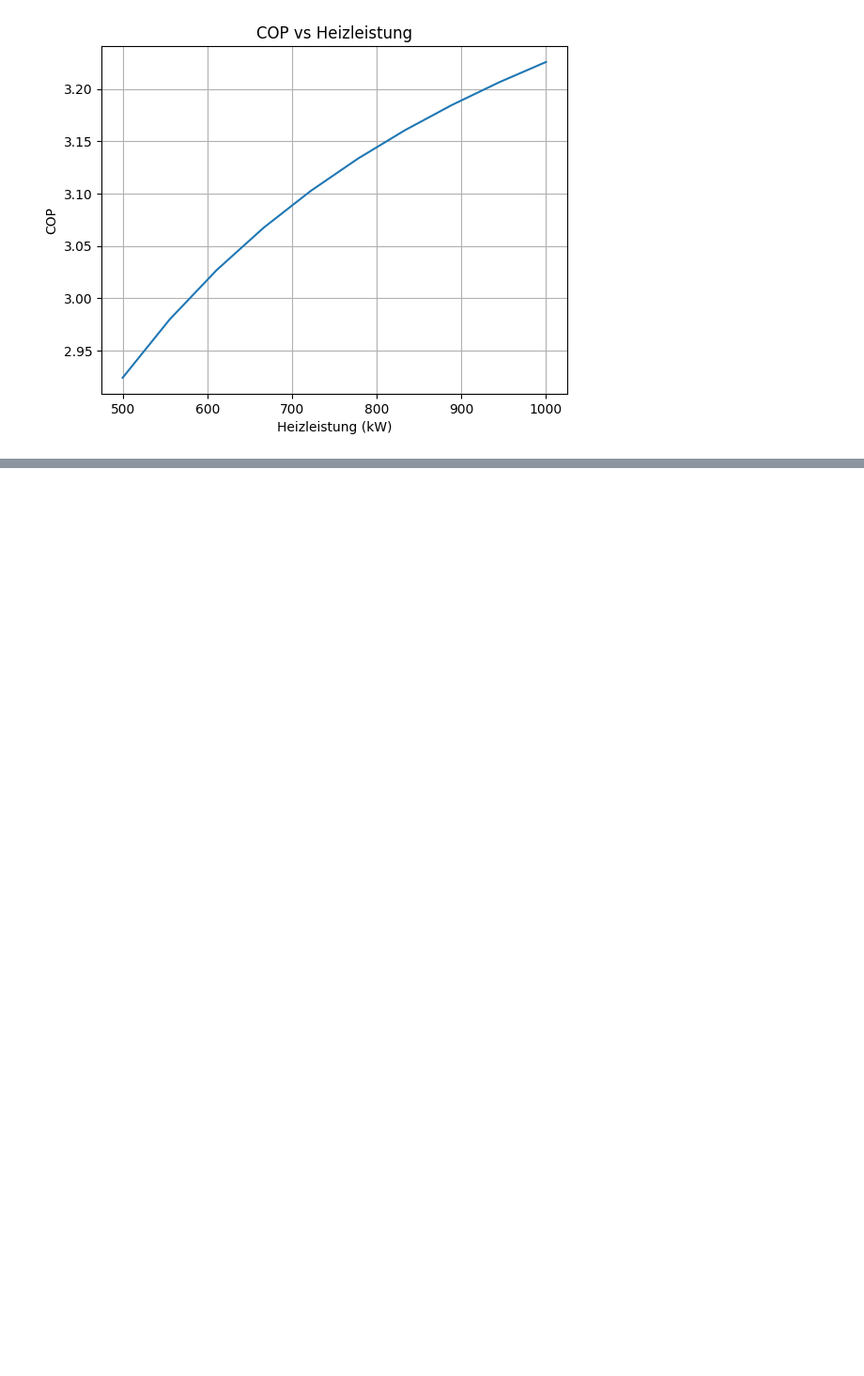
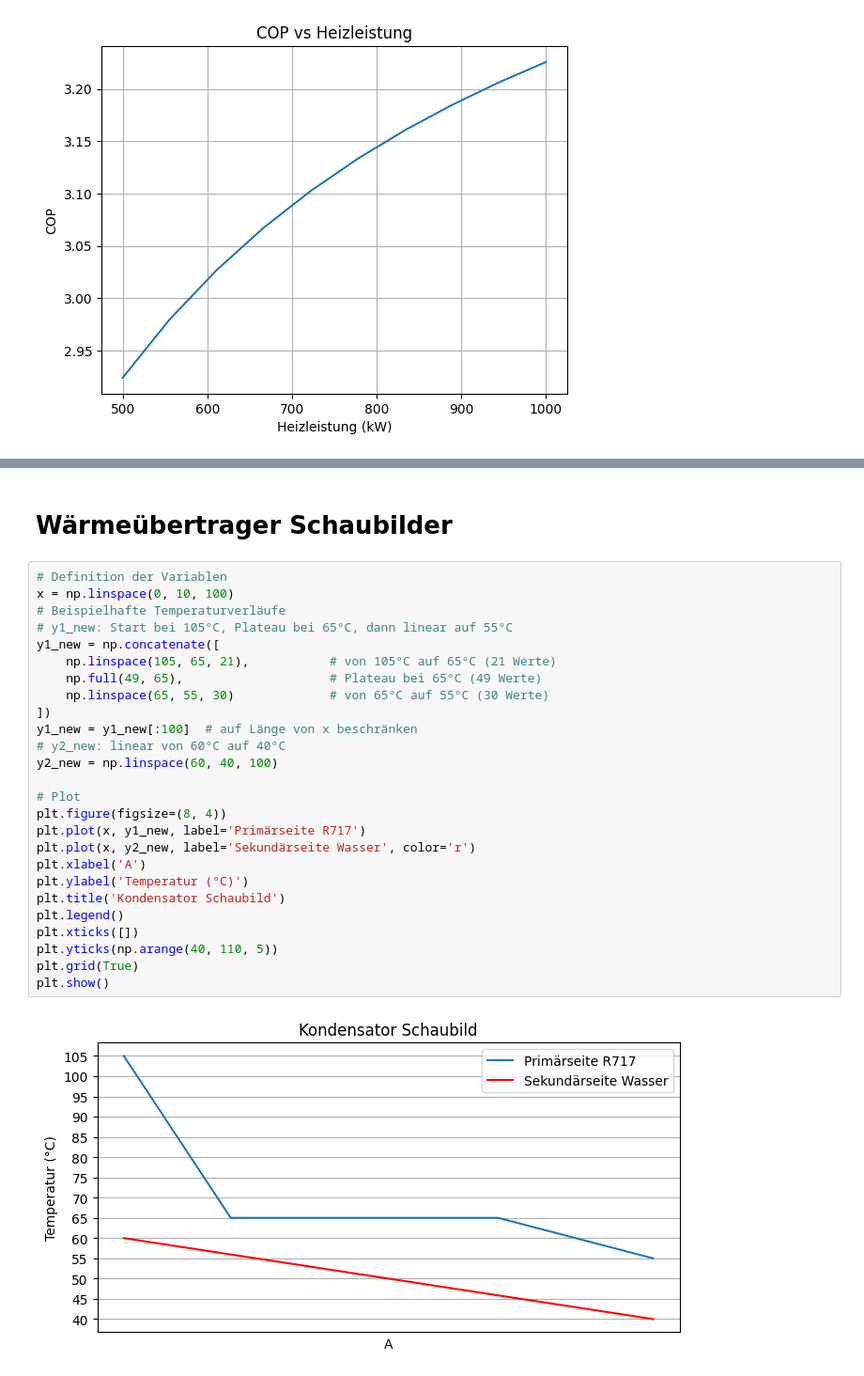
Before and after one commit to Zeusdragon/WP_Beleg, a Jupyter notebook: Beleg.ipynb, the cells around one changed output, grey strips where cells are left out. Shown at 94% size. Saved outputs shown, nothing was run; the diff lists cells and outputs as text; blank space fills up the shorter version.

Commit message:
Berechnung Rohrdimension und Wärmeübertrager Schaubilder hinzugefügt

```diff
--- a/Beleg.ipynb
+++ b/Beleg.ipynb
@@ -185,0 +242,30 @@ plt.show()
+# %% [markdown]
+# Wärmeübertrager Schaubilder
+# %%
+# Definition der Variablen
+x = np.linspace(0, 10, 100)
+# Beispielhafte Temperaturverläufe
+# y1_new: Start bei 105°C, Plateau bei 65°C, dann linear auf 55°C
+y1_new = np.concatenate([
+    np.linspace(105, 65, 21),           # von 105°C auf 65°C (21 Werte)
+    np.full(49, 65),                    # Plateau bei 65°C (49 Werte)
+    np.linspace(65, 55, 30)             # von 65°C auf 55°C (30 Werte)
+])
+y1_new = y1_new[:100]  # auf Länge von x beschränken
+# y2_new: linear von 60°C auf 40°C
+y2_new = np.linspace(60, 40, 100)
+
+# Plot
+plt.figure(figsize=(8, 4))
+plt.plot(x, y1_new, label='Primärseite R717')
+plt.plot(x, y2_new, label='Sekundärseite Wasser', color='r')
+plt.xlabel('A')
+plt.ylabel('Temperatur (°C)')
+plt.title('Kondensator Schaubild')
+plt.legend()
+plt.xticks([])
+plt.yticks(np.arange(40, 110, 5))
+plt.grid(True)
+plt.show()
+# %% [output]
+[figure, added]
```
Also changed, not shown: parts of 6 cells of this notebook.
